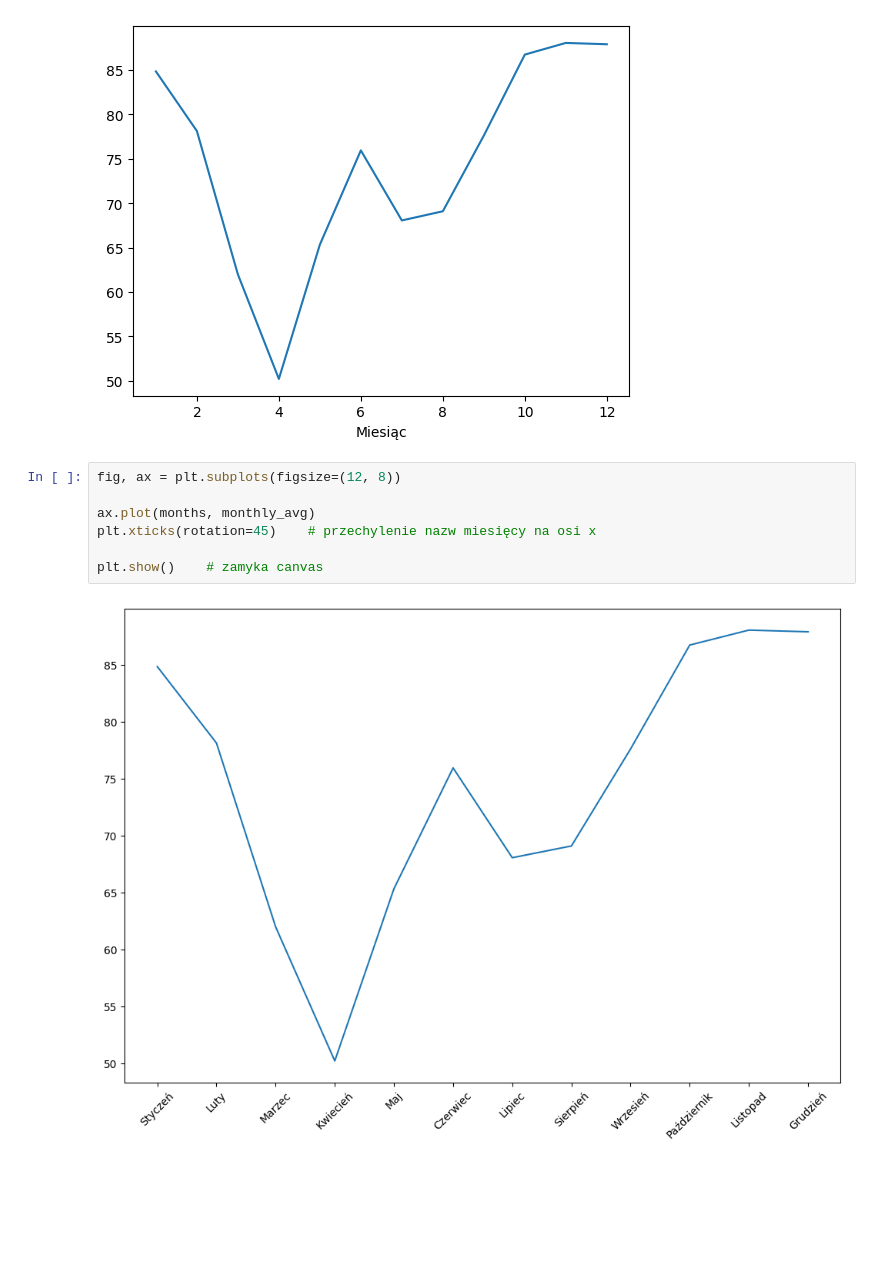
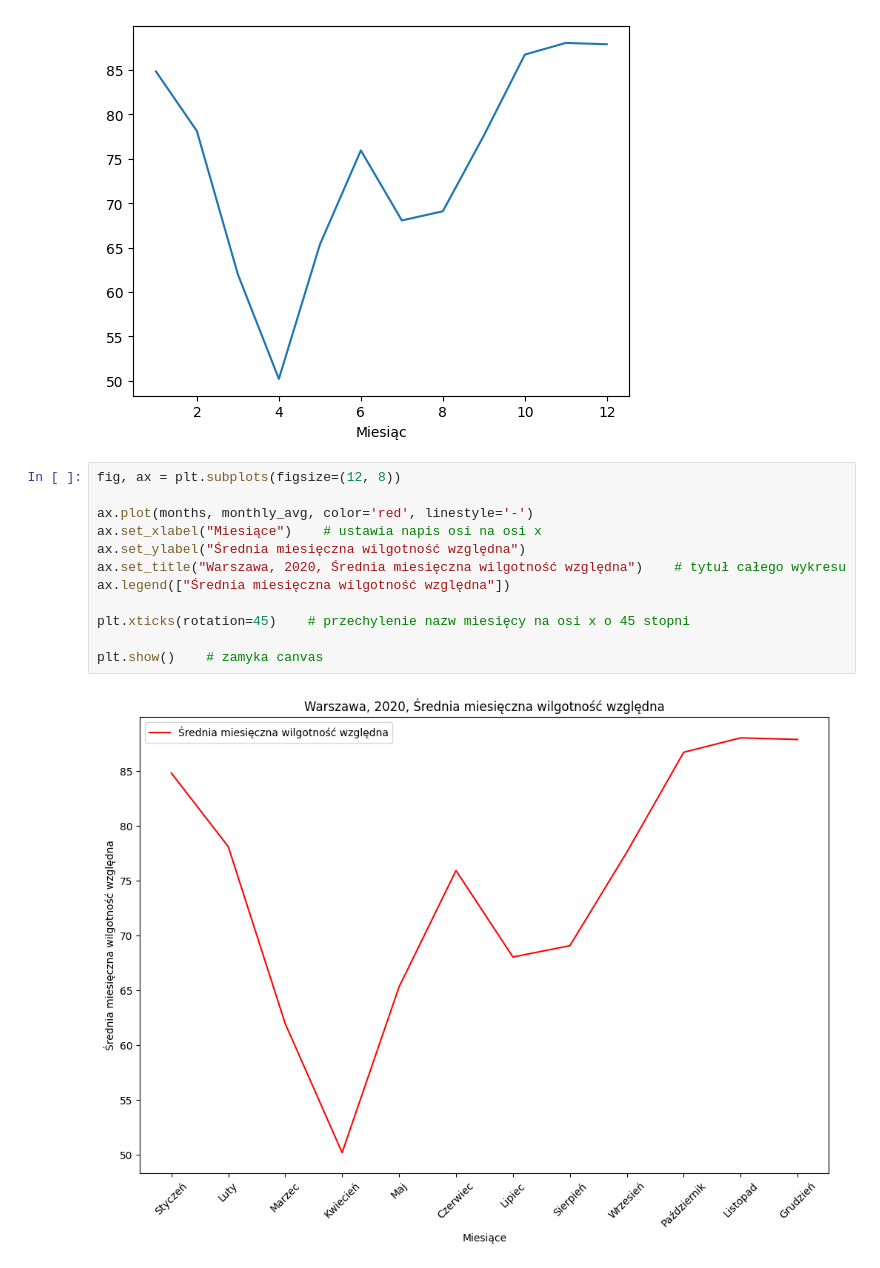
Before and after one commit to Vektor79/Zadania, a Jupyter notebook: 05_Wykresy/Materiały_na_zjazd/02_Wykresy/02_Generowanie wykresów 2D/2_Średnia wilgotność z roku 2020.ipynb, the cells around one changed output. Drawn from its saved outputs; the diff is of its cells as text; blank space fills up the shorter version.

```diff
--- a/05_Wykresy/Materiały_na_zjazd/02_Wykresy/02_Generowanie wykresów 2D/2_Średnia wilgotność z roku 2020.ipynb
+++ b/05_Wykresy/Materiały_na_zjazd/02_Wykresy/02_Generowanie wykresów 2D/2_Średnia wilgotność z roku 2020.ipynb
@@ -81,9 +81,14 @@ monthly_avg.plot()    # pandas ma w sobie matplotlib więc można od razu wyryso
 # %%
 fig, ax = plt.subplots(figsize=(12, 8))
 
-ax.plot(months, monthly_avg)
-plt.xticks(rotation=45)    # przechylenie nazw miesięcy na osi x
+ax.plot(months, monthly_avg, color='red', linestyle='-')
+ax.set_xlabel("Miesiące")    # ustawia napis osi na osi x
+ax.set_ylabel("Średnia miesięczna wilgotność względna")
+ax.set_title("Warszawa, 2020, Średnia miesięczna wilgotność względna")    # tytuł całego wykresu
+ax.legend(["Średnia miesięczna wilgotność względna"])
+
+plt.xticks(rotation=45)    # przechylenie nazw miesięcy na osi x o 45 stopni
 
 plt.show()    # zamyka canvas
 # %% [output]
-[figure, old version]
+[figure, new version]
```
